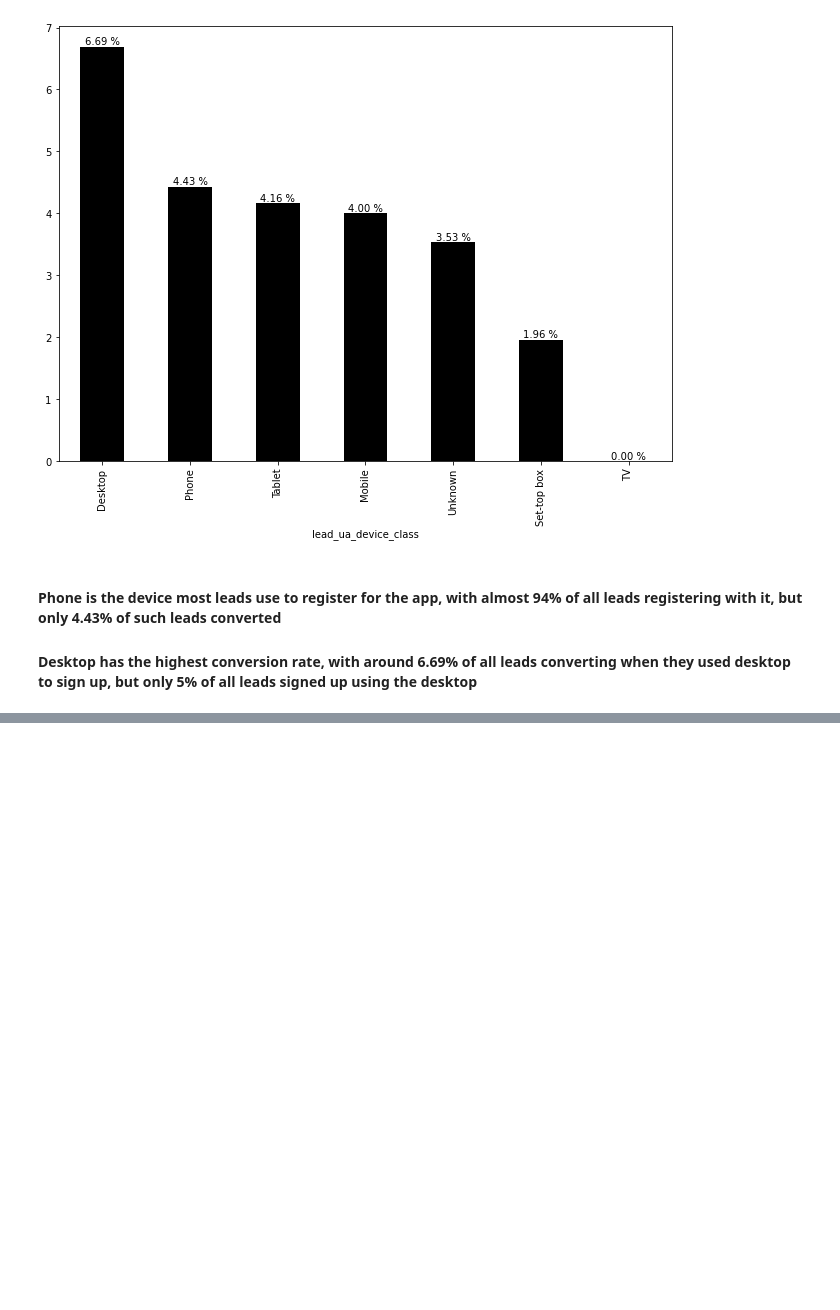
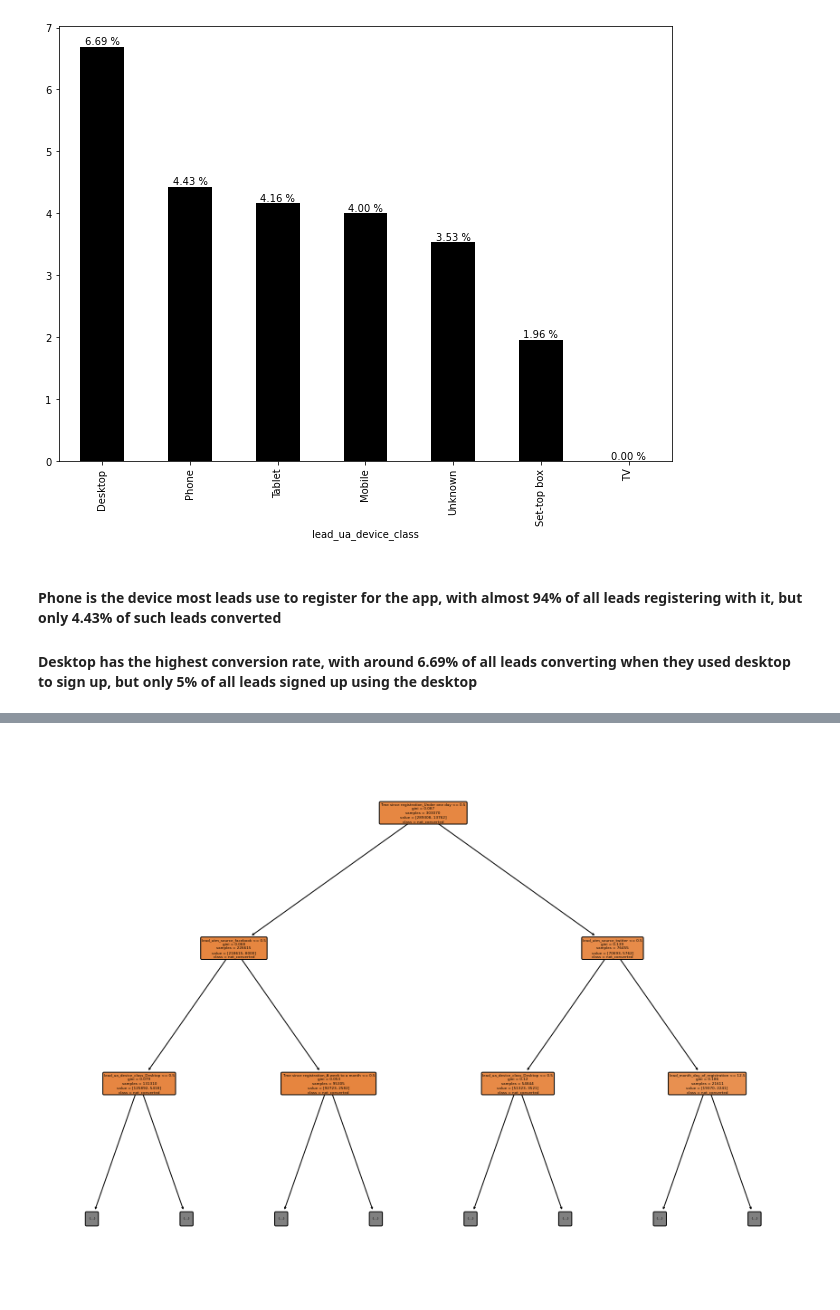
Before and after one commit to JoAmps/Lead_conversion_prediction_for_a_mobile_app_company, a Jupyter notebook: Lead_conversion.ipynb, the cells around one changed output, grey strips where cells are left out. Cells and saved outputs as stored; diff of their text form; code cells hidden in the pictures; blank space fills up the shorter version.

```diff
--- a/Lead_conversion.ipynb
+++ b/Lead_conversion.ipynb
@@ -399,0 +355,9 @@ test_over
+# %%
+X=df.drop(columns='converted')
+y = df['converted']
+# %%
+X=pd.get_dummies(X)
+# %%
+model=DecisionTreeClassifier()
+model.fit(X,y)
+pred = model.predict(X)
@@ -399,0 +366,10 @@ test_over
+# %%
+plt.figure(figsize=(15,11))
+plot_tree(model,
+filled = True,max_depth=2,
+rounded=True,
+class_names=['not_converted','converted'],
+feature_names=X.columns);
+plt.savefig("plots/decisiontree_output.png", bbox_inches='tight', dpi=1000)
+# %% [output]
+[figure, added]
```
Also changed, not shown: parts of 6 cells of this notebook, 22 other files.
